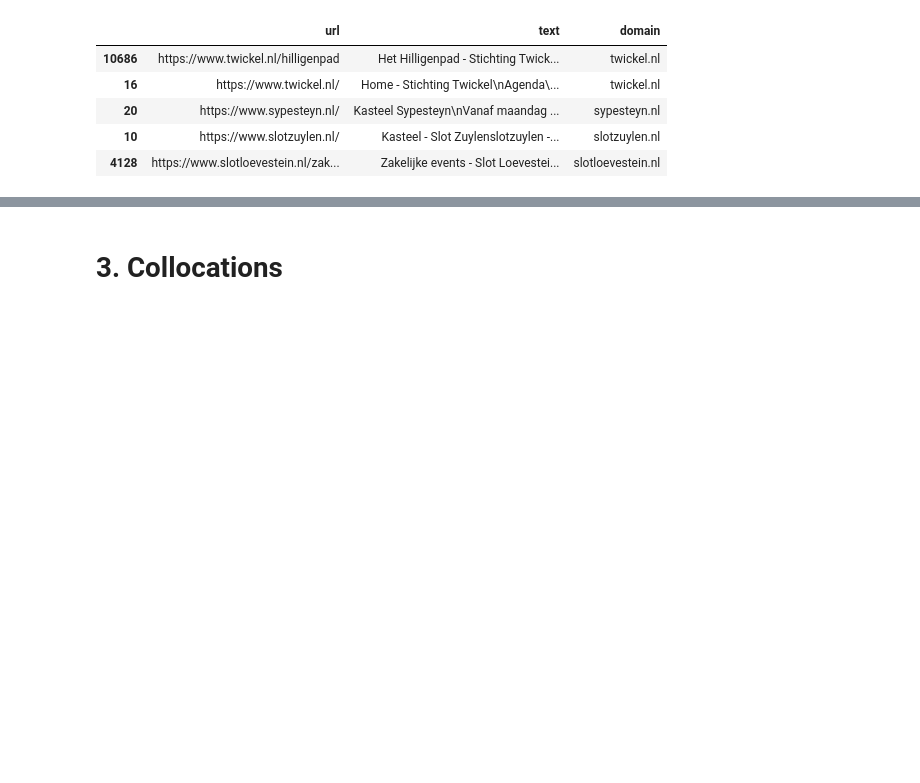
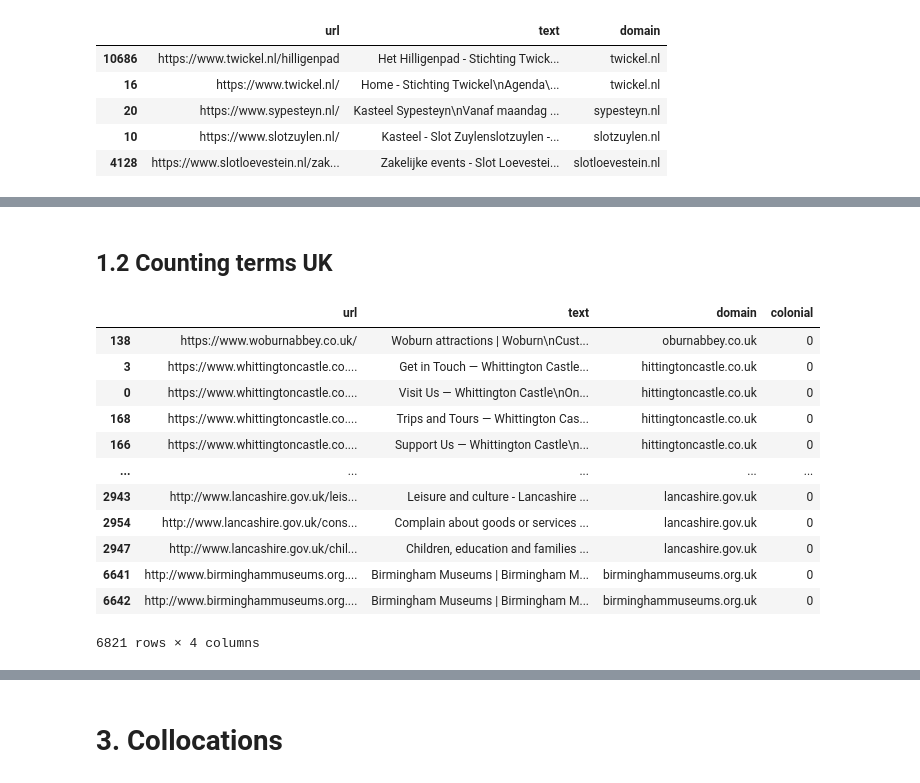
Before and after one commit to jazoza/HHD, a Jupyter notebook: 04_HH_narratives.ipynb, the cells around one changed output, grey strips where cells are left out. Drawn from its saved outputs; the diff is of its cells as text; code cells hidden in the pictures; blank space fills up the shorter version.

```diff
--- a/04_HH_narratives.ipynb
+++ b/04_HH_narratives.ipynb
@@ -446,0 +328,4 @@ with open(path+'jar/unlist_documents.pickle', 'rb') as handle_u:
+# %%
+# Add a new column 'domain' and fill it by applying the extract_main_domain function to the 'url' column
+df['domain'] = df['url'].apply(extract_main_domain)
+df.head()
@@ -446,0 +339,7 @@ with open(path+'jar/unlist_documents.pickle', 'rb') as handle_u:
+# %%
+df=df.sort_values('url', ascending=False)
+# %%
+# Deduplicate entries
+duplicate_rows = df[df.duplicated(subset=['text'], keep=False)]
+for index, row in duplicate_rows.iterrows():
+    print(f"URL: {row['url']}\nText: {row['text'][0:100]}\n")
@@ -446,0 +348,3 @@ with open(path+'jar/unlist_documents.pickle', 'rb') as handle_u:
+# %%
+df = df[~df.index.isin(duplicate_rows.index.tolist())]
+df.shape
@@ -446,0 +393,2 @@ with open(path+'jar/unlist_documents.pickle', 'rb') as handle_u:
+# %% [markdown]
+## 1.2 Counting terms UK
@@ -446,0 +402,16 @@ with open(path+'jar/unlist_documents.pickle', 'rb') as handle_u:
+# %%
+df
+# %% [output]
+|  | url | text | domain | colonial |
+| 138 | https://www.woburnabbey.co.uk/ | Woburn attractions | Woburn\nCust... | oburnabbey.co.uk | 0 |
+| 3 | https://www.whittingtoncastle.co.... | Get in Touch — Whittington Castle... | hittingtoncastle.co.uk | 0 |
+| 0 | https://www.whittingtoncastle.co.... | Visit Us — Whittington Castle\nOn... | hittingtoncastle.co.uk | 0 |
+| 168 | https://www.whittingtoncastle.co.... | Trips and Tours — Whittington Cas... | hittingtoncastle.co.uk | 0 |
+| 166 | https://www.whittingtoncastle.co.... | Support Us — Whittington Castle\n... | hittingtoncastle.co.uk | 0 |
+| ... | ... | ... | ... | ... |
+| 2943 | http://www.lancashire.gov.uk/leis... | Leisure and culture - Lancashire ... | lancashire.gov.uk | 0 |
+| 2954 | http://www.lancashire.gov.uk/cons... | Complain about goods or services ... | lancashire.gov.uk | 0 |
+| 2947 | http://www.lancashire.gov.uk/chil... | Children, education and families ... | lancashire.gov.uk | 0 |
+| 6641 | http://www.birminghammuseums.org.... | Birmingham Museums | Birmingham M... | birminghammuseums.org.uk | 0 |
+| 6642 | http://www.birminghammuseums.org.... | Birmingham Museums | Birmingham M... | birminghammuseums.org.uk | 0 |
+6821 rows × 4 columns
```
Also changed, not shown: parts of 65 cells of this notebook.
